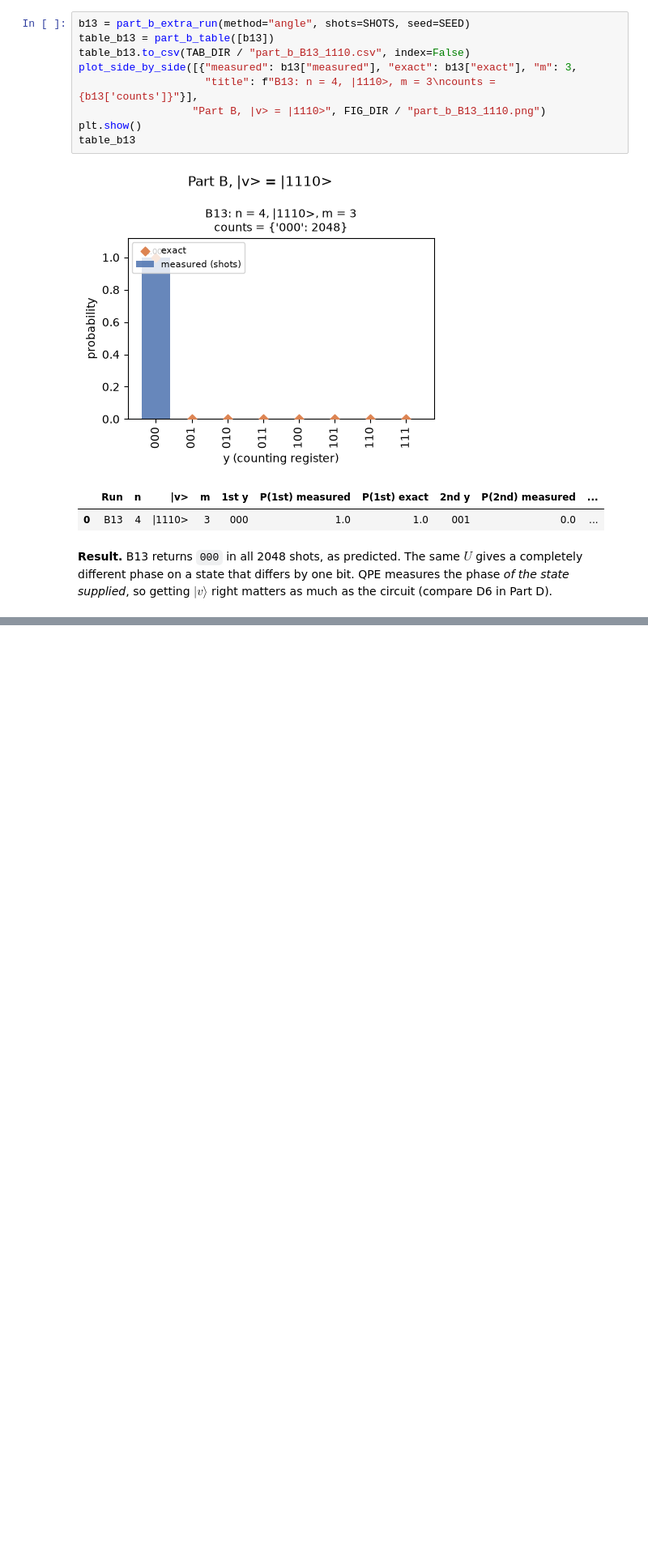
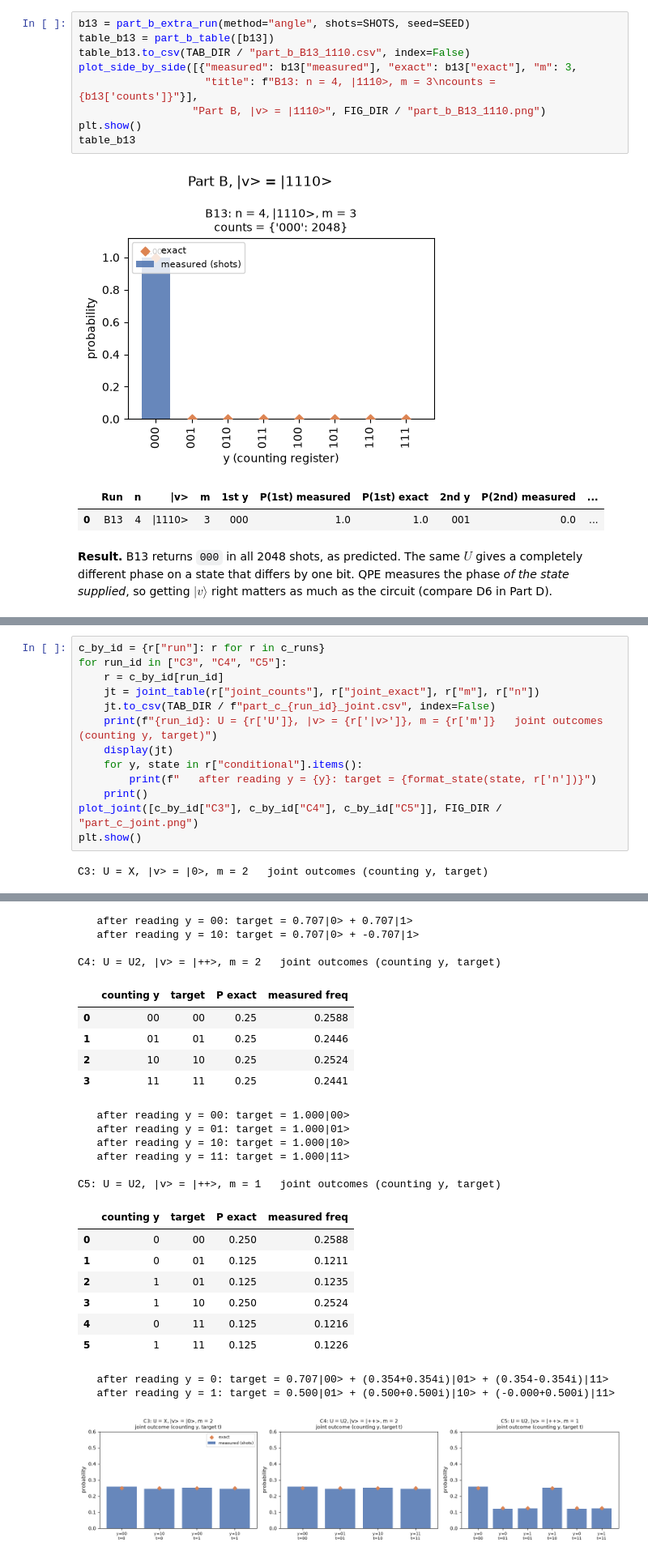
Before and after one commit to ShahVraj27/QAP-Assignment-2, a Jupyter notebook: notebooks/Assignment2_QPE.ipynb, the cells around one changed output, grey strips where cells are left out. Shown at 81% size. Drawn from its saved outputs; the diff is of its cells as text; blank space fills up the shorter version.

```diff
--- a/notebooks/Assignment2_QPE.ipynb
+++ b/notebooks/Assignment2_QPE.ipynb
@@ -676,0 +720,15 @@ table_b13
+# %%
+c_by_id = {r["run"]: r for r in c_runs}
+for run_id in ["C3", "C4", "C5"]:
+    r = c_by_id[run_id]
+    jt = joint_table(r["joint_counts"], r["joint_exact"], r["m"], r["n"])
+    jt.to_csv(TAB_DIR / f"part_c_{run_id}_joint.csv", index=False)
+    print(f"{run_id}: U = {r['U']}, |v> = {r['|v>']}, m = {r['m']}   joint outcomes (counting y, target)")
+    display(jt)
+    for y, state in r["conditional"].items():
+        print(f"   after reading y = {y}: target = {format_state(state, r['n'])}")
+    print()
+plot_joint([c_by_id["C3"], c_by_id["C4"], c_by_id["C5"]], FIG_DIR / "part_c_joint.png")
+plt.show()
+# %% [output]
+C3: U = X, |v> = |0>, m = 2   joint outcomes (counting y, target)
@@ -676,0 +740,25 @@ table_b13
+   after reading y = 00: target = 0.707|0> + 0.707|1>
+   after reading y = 10: target = 0.707|0> + -0.707|1>
+
+C4: U = U2, |v> = |++>, m = 2   joint outcomes (counting y, target)
+|  | counting y | target | P exact | measured freq |
+| 0 | 00 | 00 | 0.25 | 0.2588 |
+| 1 | 01 | 01 | 0.25 | 0.2446 |
+| 2 | 10 | 10 | 0.25 | 0.2524 |
+| 3 | 11 | 11 | 0.25 | 0.2441 |
+   after reading y = 00: target = 1.000|00>
+   after reading y = 01: target = 1.000|01>
+   after reading y = 10: target = 1.000|10>
+   after reading y = 11: target = 1.000|11>
+
+C5: U = U2, |v> = |++>, m = 1   joint outcomes (counting y, target)
+|  | counting y | target | P exact | measured freq |
+| 0 | 0 | 00 | 0.250 | 0.2588 |
+| 1 | 0 | 01 | 0.125 | 0.1211 |
+| 2 | 1 | 01 | 0.125 | 0.1235 |
+| 3 | 1 | 10 | 0.250 | 0.2524 |
+| 4 | 0 | 11 | 0.125 | 0.1216 |
+| 5 | 1 | 11 | 0.125 | 0.1226 |
+   after reading y = 0: target = 0.707|00> + (0.354+0.354i)|01> + (0.354-0.354i)|11>
+   after reading y = 1: target = 0.500|01> + (0.500+0.500i)|10> + (-0.000+0.500i)|11>
+[figure, added]
```
Also changed, not shown: parts of 12 cells of this notebook, 14 other files.
